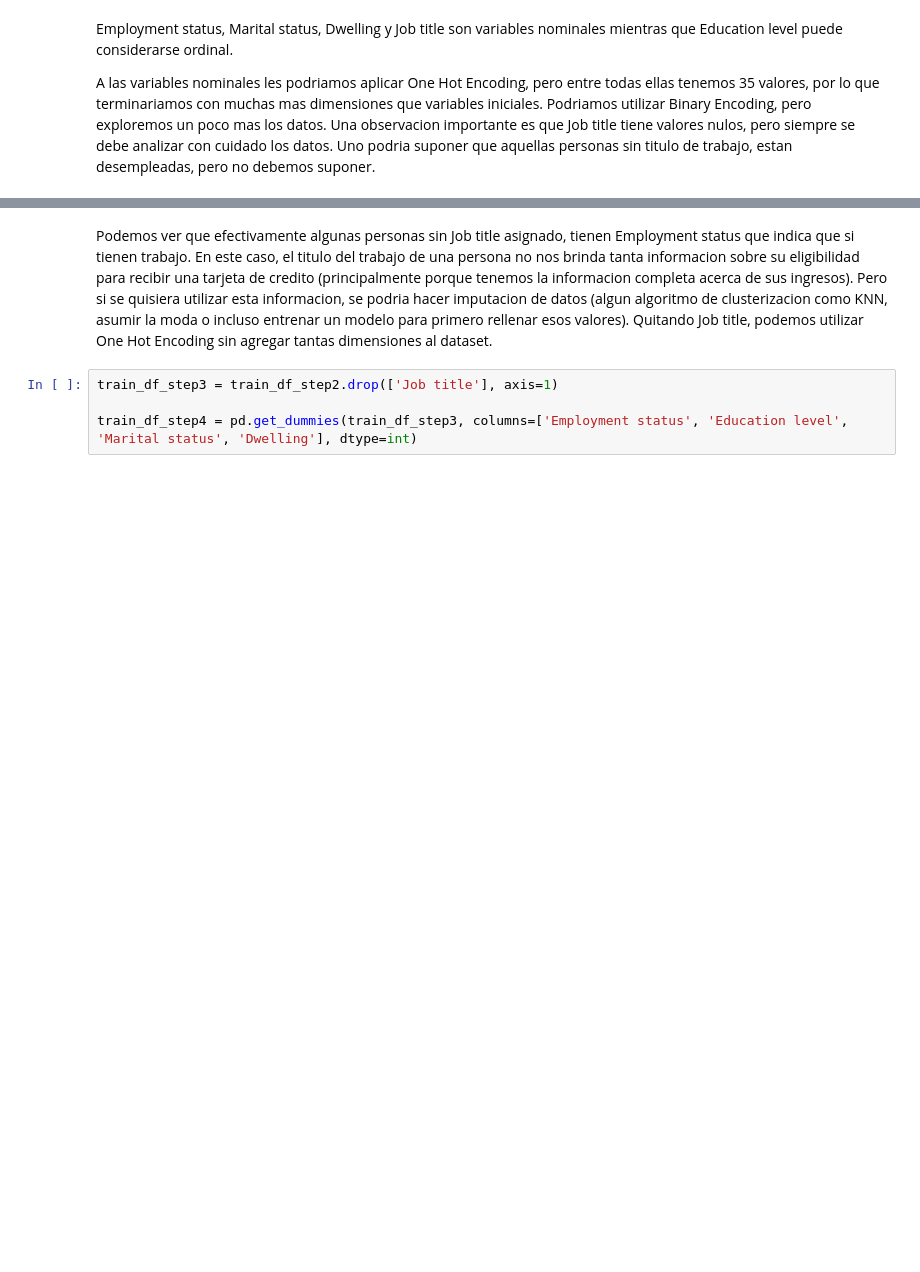
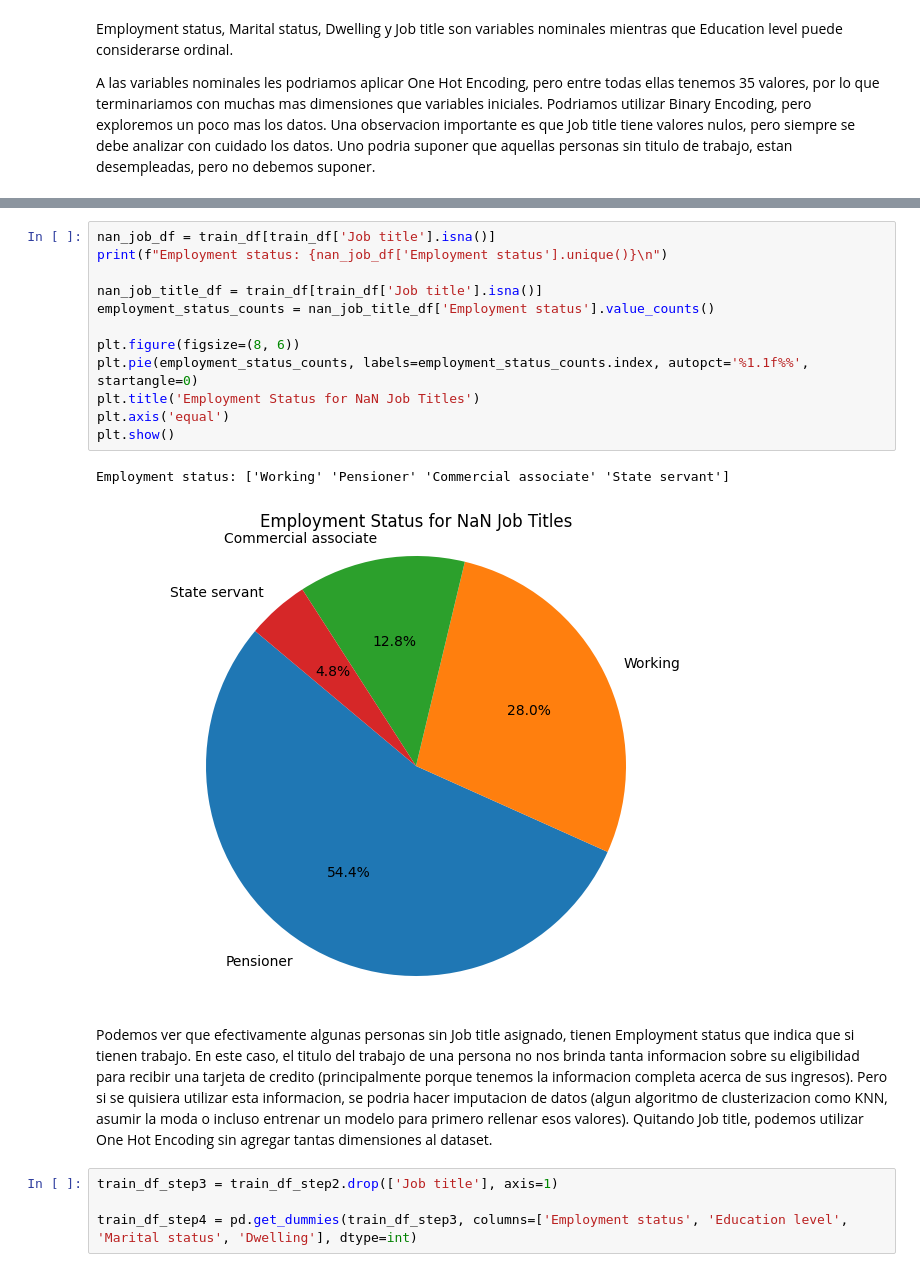
Before and after one commit to Nicotertu/nicotertu.github.io, a Jupyter notebook: python notebooks/Exploring a dataset.ipynb, the cells around one changed output, grey strips where cells are left out. Saved outputs shown, nothing was run; the diff lists cells and outputs as text; blank space fills up the shorter version.

```diff
--- a/python notebooks/Exploring a dataset.ipynb
+++ b/python notebooks/Exploring a dataset.ipynb
@@ -89,3 +107,18 @@ Employment status: ['Working' 'Pensioner' 'Commercial associate' 'State servant'
+# %%
+nan_job_df = train_df[train_df['Job title'].isna()]
+print(f"Employment status: {nan_job_df['Employment status'].unique()}\n")
+
+nan_job_title_df = train_df[train_df['Job title'].isna()]
+employment_status_counts = nan_job_title_df['Employment status'].value_counts()
+
+plt.figure(figsize=(8, 6))
+plt.pie(employment_status_counts, labels=employment_status_counts.index, autopct='%1.1f%%', startangle=0)
+plt.title('Employment Status for NaN Job Titles')
+plt.axis('equal')
+plt.show()
+# %% [output]
+Employment status: ['Working' 'Pensioner' 'Commercial associate' 'State servant']
+[figure, added]
 # %% [markdown]
 Podemos ver que efectivamente algunas personas sin Job title asignado, tienen Employment status que indica que si tienen trabajo. En este caso, el titulo del trabajo de una persona no nos brinda tanta informacion sobre su eligibilidad para recibir una tarjeta de credito (principalmente porque tenemos la informacion completa acerca de sus ingresos). Pero si se quisiera utilizar esta informacion, se podria hacer imputacion de datos (algun algoritmo de clusterizacion como KNN, asumir la moda o incluso entrenar un modelo para primero rellenar esos valores). Quitando Job title, podemos utilizar One Hot Encoding sin agregar tantas dimensiones al dataset.
 # %%
```
Also changed, not shown: parts of 23 cells of this notebook, 7 other files.
